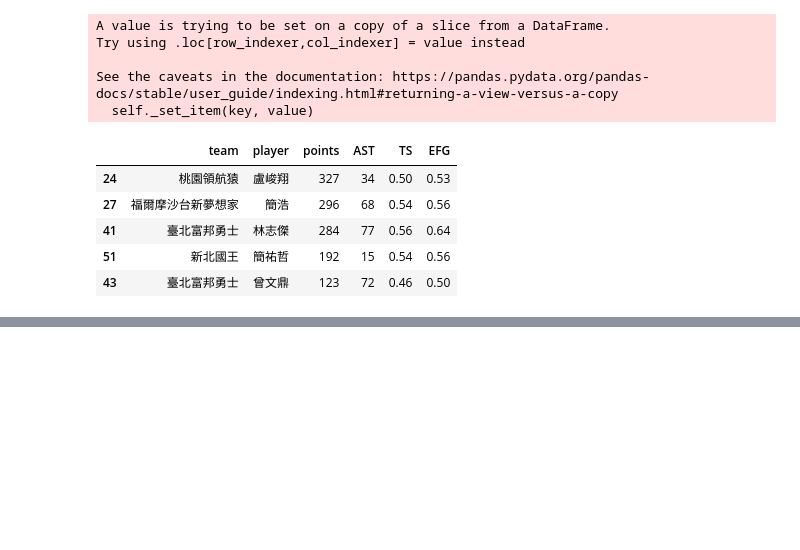
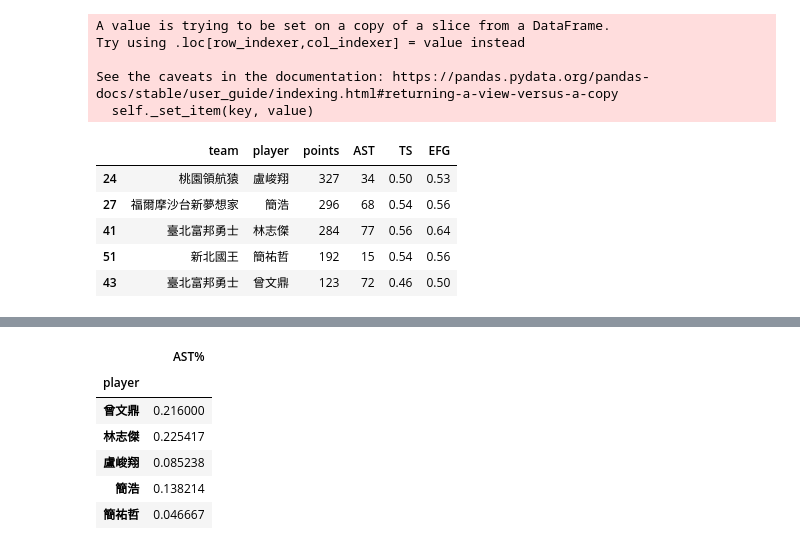
Before and after one commit to HarryChenTw/Basketball-Analysis, a Jupyter notebook: 02_sixth_man.ipynb, the cells around one changed output, grey strips where cells are left out. Cells and saved outputs as stored; diff of their text form; code cells hidden in the pictures; blank space fills up the shorter version.

```diff
--- a/02_sixth_man.ipynb
+++ b/02_sixth_man.ipynb
@@ -243,4 +243,15 @@ avg_USG_table
 | 盧峻翔 | 0.254286 |
 | 簡浩 | 0.171429 |
 | 簡祐哲 | 0.165185 |
+# %%
+avg_AST_table = AST_table.groupby(by='player').mean()
+avg_AST_table
+# %% [output]
+|  | AST% |
+| player |  |
+| 曾文鼎 | 0.216000 |
+| 林志傑 | 0.225417 |
+| 盧峻翔 | 0.085238 |
+| 簡浩 | 0.138214 |
+| 簡祐哲 | 0.046667 |
 # %%
```
Also changed, not shown: parts of 4 cells of this notebook, 1 other file.
